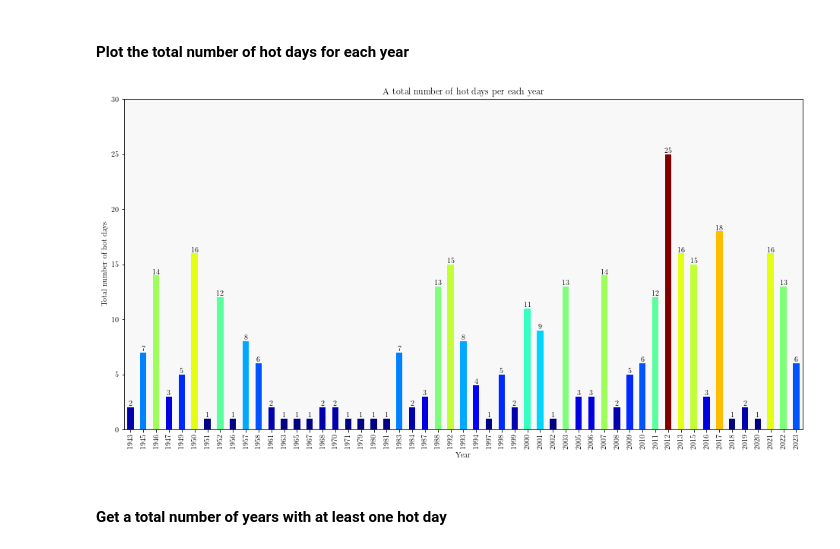
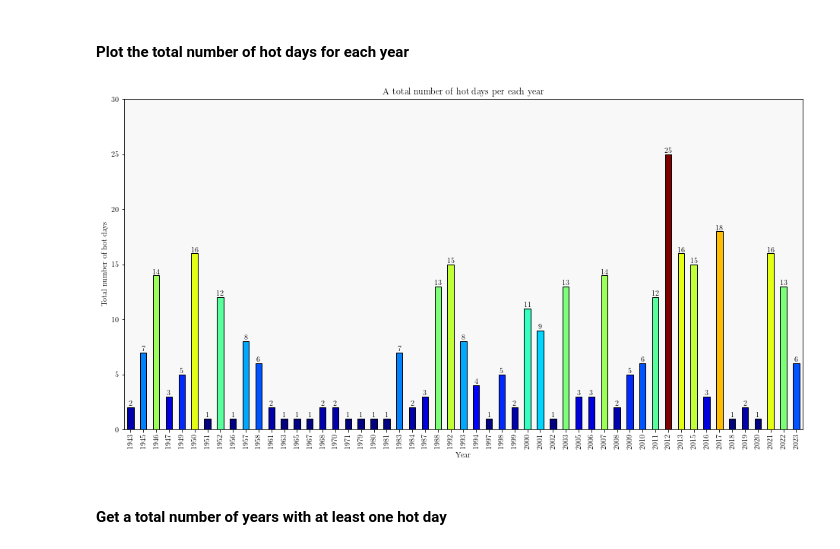
Before and after one commit to cimbaIG/Weather_data_Zagreb, a Jupyter notebook: weather_data_zagreb.ipynb, the cells around one changed output. Cells and saved outputs as stored; diff of their text form; code cells hidden in the pictures.

```diff
--- a/weather_data_zagreb.ipynb
+++ b/weather_data_zagreb.ipynb
@@ -202,16 +201,16 @@ Name: time, dtype: int64
 #### Plot the total number of hot days for each year
 # %%
 # Plot a total number of hot days per each year
-plot = total_num_of_hot_days_per_year.plot(kind="bar", figsize=(16,8), xlabel="Year", ylabel="Total number of hot days", legend=False, ylim=(0,30), color=my_cmap(rescale(total_num_of_hot_days_per_year)))
+plot = total_num_of_hot_days_per_year.plot(kind="bar", figsize=(16,8), xlabel="Year", ylabel="Total number of hot days", legend=False, ylim=(0,30), color=my_cmap(rescale(total_num_of_hot_days_per_year)), edgecolor="black")
 plt.title("A total number of hot days per each year")
 plt.bar_label(container=plot.containers[0])
 ax = plt.gca()
 ax.set_facecolor("#F8F8F8")
 
 # Save figure to pdf file
 plt.savefig('total_num_of_hot_days_per_each_year.pdf', bbox_inches='tight')
 # %% [output]
-[figure, old version]
+[figure, new version]
 # %% [markdown]
 #### Get a total number of years with at least one hot day
 # %%
```
Also changed, not shown: parts of 14 cells of this notebook, 20 other files.
